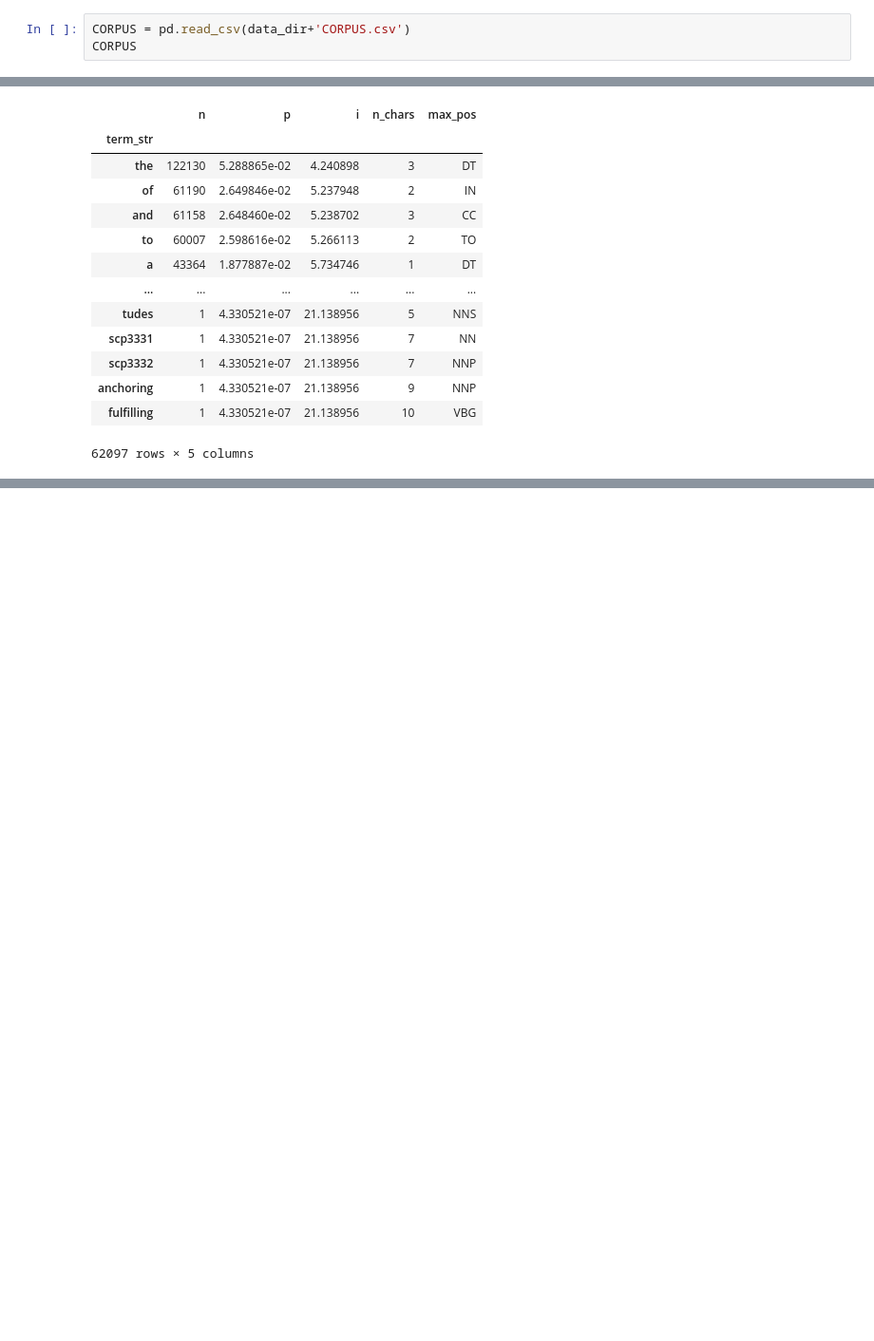
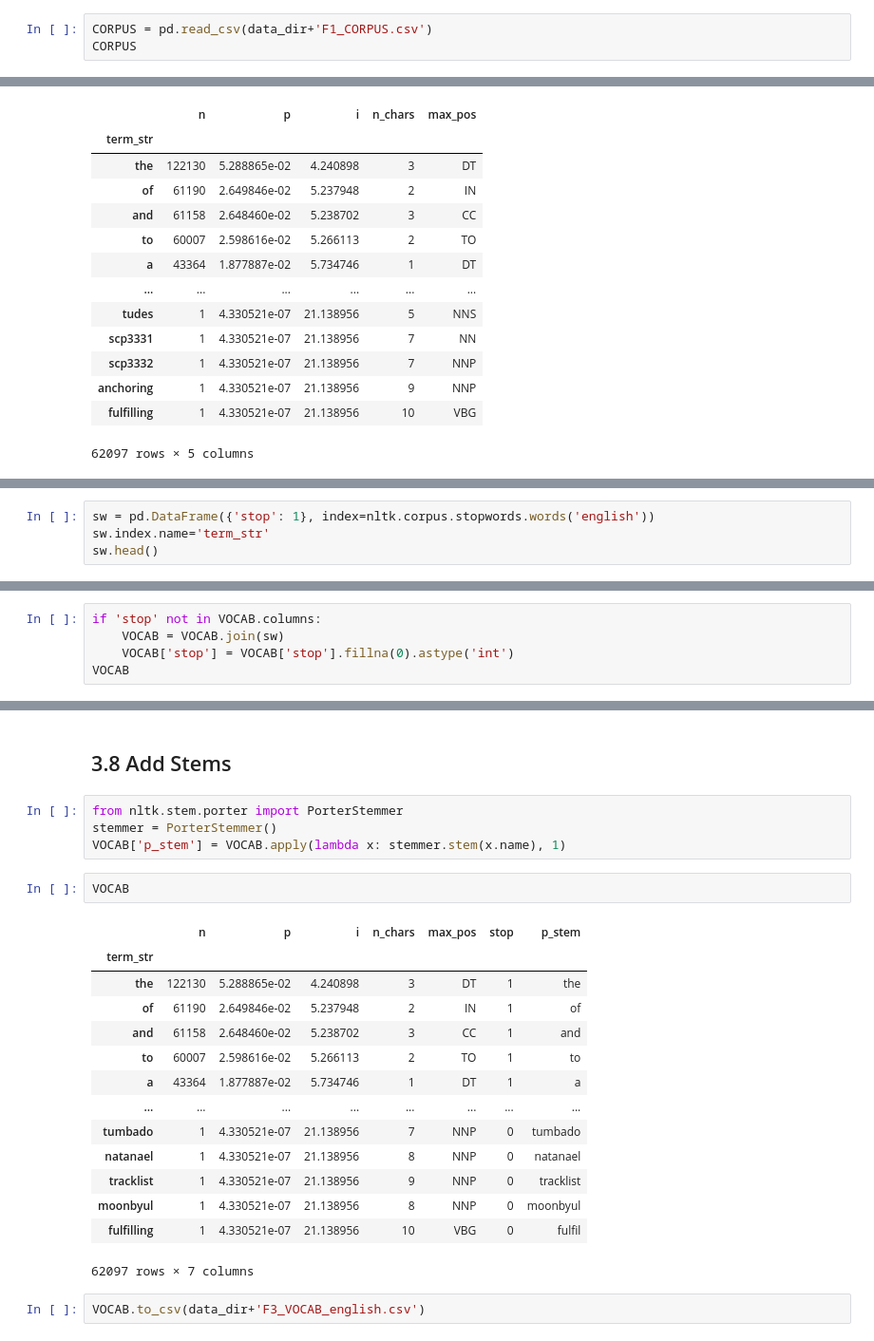
Before and after one commit to raymundo-mora/Projects, a Jupyter notebook: Analyzing Lyrics in Personal Spotify Libraries/3. Data Agumentation.ipynb, the cells around one changed output, grey strips where cells are left out. Shown at 95% size. Cells and saved outputs as stored; diff of their text form; blank space fills up the shorter version.

```diff
--- a/Analyzing Lyrics in Personal Spotify Libraries/3. Data Agumentation.ipynb
+++ b/Analyzing Lyrics in Personal Spotify Libraries/3. Data Agumentation.ipynb
@@ -27,7 +34,7 @@ vis_dir = "visualizations/"
 # %%
 OHCO = ['track.id','section_num','line_num','token_num'] # define our object heiarchy
 # %%
-CORPUS = pd.read_csv(data_dir+'CORPUS.csv')
+CORPUS = pd.read_csv(data_dir+'F1_CORPUS.csv')
 CORPUS
 # %% [output]
 |  | artist | song | lyrics | language | language_name | song_id |
@@ -316,0 +322,4 @@ VOCAB.to_csv(data_dir+'VOCAB_english.csv')
+# %%
+sw = pd.DataFrame({'stop': 1}, index=nltk.corpus.stopwords.words('english'))
+sw.index.name='term_str'
+sw.head()
@@ -316,0 +334,5 @@ VOCAB.to_csv(data_dir+'VOCAB_english.csv')
+# %%
+if 'stop' not in VOCAB.columns:
+    VOCAB = VOCAB.join(sw)
+    VOCAB['stop'] = VOCAB['stop'].fillna(0).astype('int')
+VOCAB
@@ -316,0 +354,25 @@ VOCAB.to_csv(data_dir+'VOCAB_english.csv')
+# %% [markdown]
+## 3.8 Add Stems
+# %%
+from nltk.stem.porter import PorterStemmer
+stemmer = PorterStemmer()
+VOCAB['p_stem'] = VOCAB.apply(lambda x: stemmer.stem(x.name), 1)
+# %%
+VOCAB
+# %% [output]
+|  | n | p | i | n_chars | max_pos | stop | p_stem |
+| term_str |  |  |  |  |  |  |  |
+| the | 122130 | 5.288865e-02 | 4.240898 | 3 | DT | 1 | the |
+| of | 61190 | 2.649846e-02 | 5.237948 | 2 | IN | 1 | of |
+| and | 61158 | 2.648460e-02 | 5.238702 | 3 | CC | 1 | and |
+| to | 60007 | 2.598616e-02 | 5.266113 | 2 | TO | 1 | to |
+| a | 43364 | 1.877887e-02 | 5.734746 | 1 | DT | 1 | a |
+| ... | ... | ... | ... | ... | ... | ... | ... |
+| tumbado | 1 | 4.330521e-07 | 21.138956 | 7 | NNP | 0 | tumbado |
+| natanael | 1 | 4.330521e-07 | 21.138956 | 8 | NNP | 0 | natanael |
+| tracklist | 1 | 4.330521e-07 | 21.138956 | 9 | NNP | 0 | tracklist |
+| moonbyul | 1 | 4.330521e-07 | 21.138956 | 8 | NNP | 0 | moonbyul |
+| fulfilling | 1 | 4.330521e-07 | 21.138956 | 10 | VBG | 0 | fulfil |
+62097 rows × 7 columns
+# %%
+VOCAB.to_csv(data_dir+'F3_VOCAB_english.csv')
```
Also changed, not shown: parts of 10 cells of this notebook, 29 other files.
